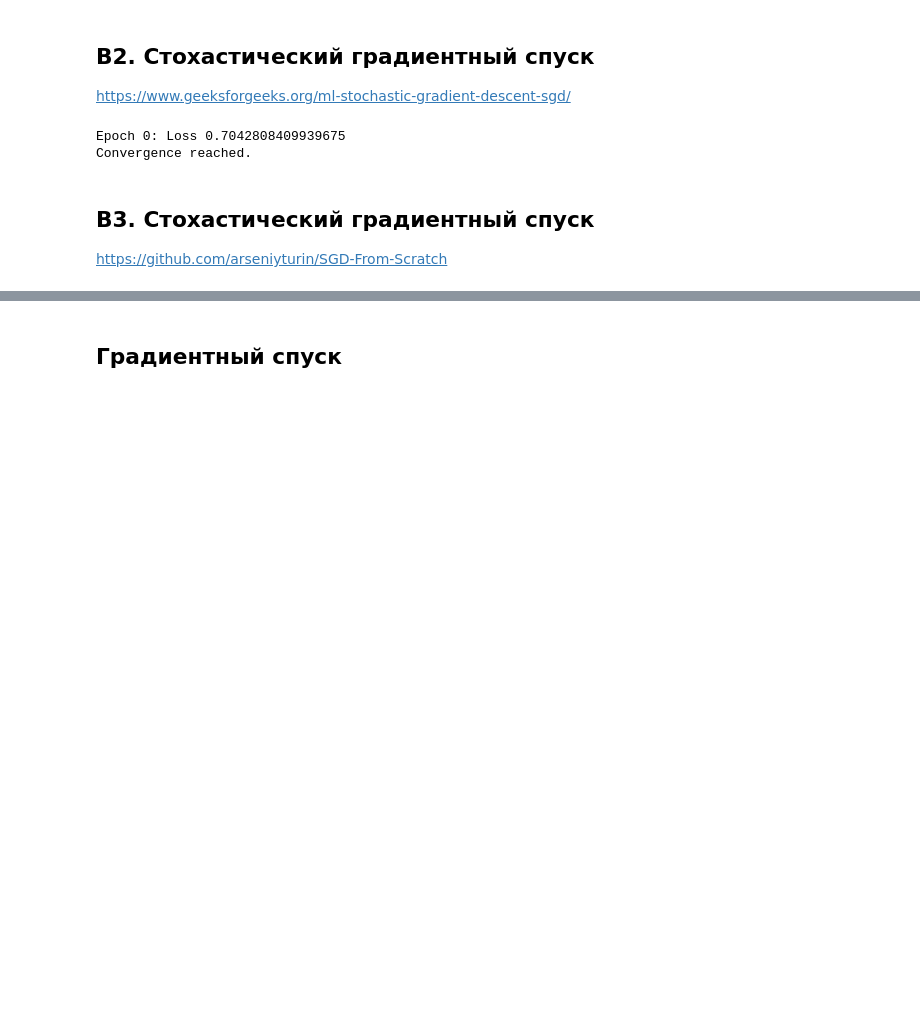
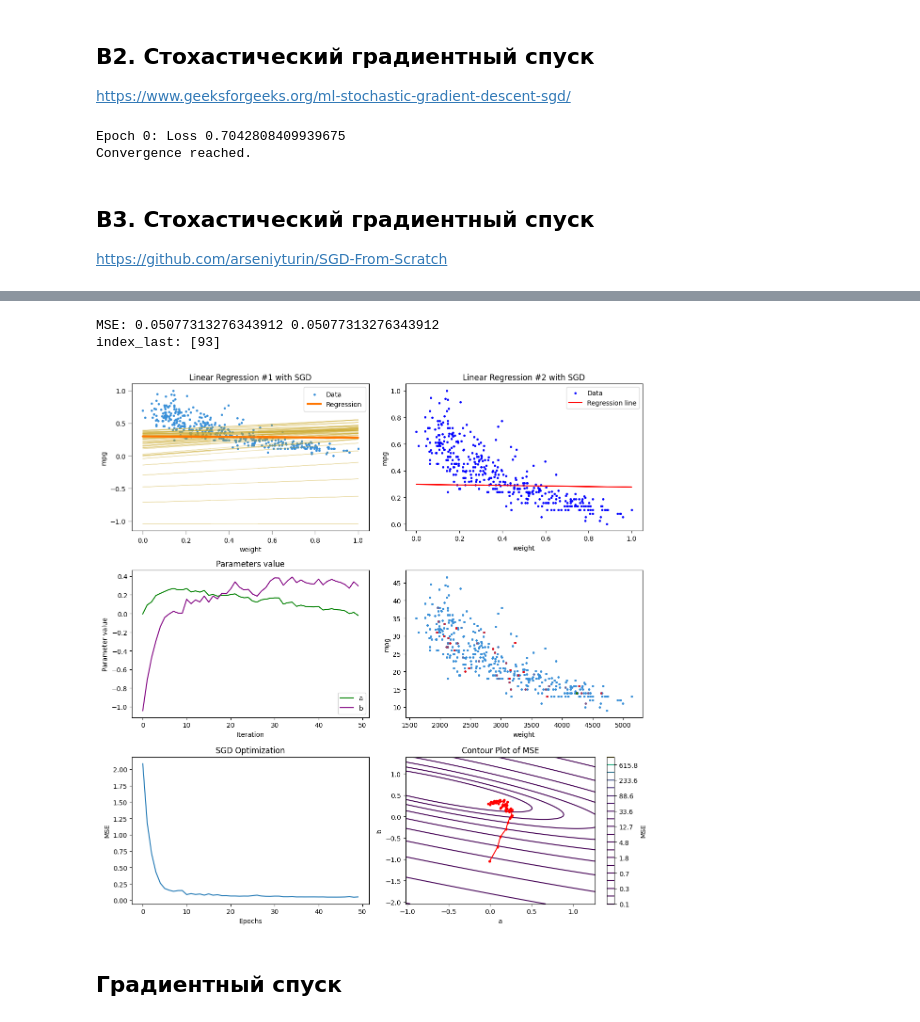
Before and after one commit to igel2000/ml-inno-hw, a Jupyter notebook: 1.Math/1.99.MathItog.ipynb, the cells around one changed output, grey strips where cells are left out. Drawn from its saved outputs; the diff is of its cells as text; code cells hidden in the pictures; blank space fills up the shorter version.

```diff
--- a/1.Math/1.99.MathItog.ipynb
+++ b/1.Math/1.99.MathItog.ipynb
@@ -635,22 +633,6 @@ def scale(x):
     min = x.min()
     max = x.max()
     return pd.Series([(i - min)/(max - min) for i in x])
-# %%
-def plot_regression(X, y, y_pred, log=None, title="Linear Regression"):
-
-    plt.figure(figsize=(16,6))
-    plt.rcParams['figure.dpi'] = 227
-    plt.scatter(X, y, label='Data', c='#388fd8', s=6)
-    if log != None:
-        for i in range(len(log)):
-            plt.plot(X, log[i][0]*X + log[i][1], lw=1, c='#caa727', alpha=0.35)
-    plt.plot(X, y_pred, c='#ff7702', lw=3, label='Regression')
-    plt.title(title, fontdict={'fontsize': 14})
-    plt.xlabel('weight', fontdict={'fontsize': 11})
-    plt.ylabel('mpg', fontdict={'fontsize': 11})
-    plt.legend(frameon=True, loc=1, fontsize=10, borderpad=.6)
-    plt.tick_params(direction='out', length=6, color='#a0a0a0', width=1, grid_alpha=.6)
-    plt.show()
 # %%
 def SGD(X, y, lr=0.05, epoch=10, batch_size=1, seed=42):
 
@@ -733,3 +724,57 @@ MSE: 0.05238505699034931
+# %%
+X_orig = df_mpg["weight"]
+y_orig = df_mpg["mpg"]
+X = scale(X_orig)
+y = scale(y_orig)
+
+a, b, mse, indexes = SGD(X=X, y=y, lr=0.1, epoch=50, batch_size=1, seed=22)
+a_last = a[-1]
+b_last = b[-1]
+index_last = indexes[-1]
+y_last = a_last*X + b_last
+
+print("MSE:",mean_squared_error(y, y_last), mse[-1])
+print("index_last:",indexes[-1])
+
+plt.figure(figsize=(12,12))
+
+plt.subplot(3, 2, 1)
+plot_regression(X, y, y_last, a=a, b=b, title="Linear Regression #1 with SGD", xlabel="weight", ylabel="mpg")
+
+plt.subplot(3, 2, 2)
+plot_regression2(X, y, a, b, title="Linear Regression #2 with SGD", xlabel="weight", ylabel="mpg")
+
+plt.subplot(3, 2, 3)
+plot_parameters_value(a, b)
+
+plt.subplot(3, 2, 4)
+plt.scatter(df_mpg["weight"], df_mpg["mpg"], label='Data', c='#388fd8', s=6)
+plt.scatter(df_mpg.loc[index_last]["weight"], df_mpg.loc[index_last]["mpg"], label='Data', c='red', s=6, alpha=0.35)
+plt.xlabel('weight')
+plt.ylabel('mpg')
+
+# отобразить исходные точки, по которым шёл спуск
+plt.subplot(3, 2, 4)
+plt.scatter(X_orig, y_orig, label='All data', c='#388fd8', s=6, alpha=0.2)
+alpha = 0.05
+d_alpha = (1-alpha) / len(indexes)
+for i in indexes:
+    plt.scatter(df_mpg.loc[i]["weight"], df_mpg.loc[i]["mpg"], label='Gradient way', c='red', s=6, alpha=alpha)
+    alpha = alpha + d_alpha if (alpha + d_alpha) < 1 else 1
+plt.scatter(df_mpg.loc[index_last]["weight"], df_mpg.loc[index_last]["mpg"], label='Finish dot', c='green', s=6)
+
+plt.subplot(3, 2, 5)
+plot_mse(mse)
+
+plt.subplot(3, 2, 6)
+plot_contour_mse(a, b, mse)
+
+plt.tight_layout()
+plt.show()
+# %% [output]
+MSE: 0.05077313276343912 0.05077313276343912
+index_last: [93]
+[figure, added]
 # %% [markdown]
 ## Градиентный спуск
 # %%
```
Also changed, not shown: parts of 8 cells of this notebook.
